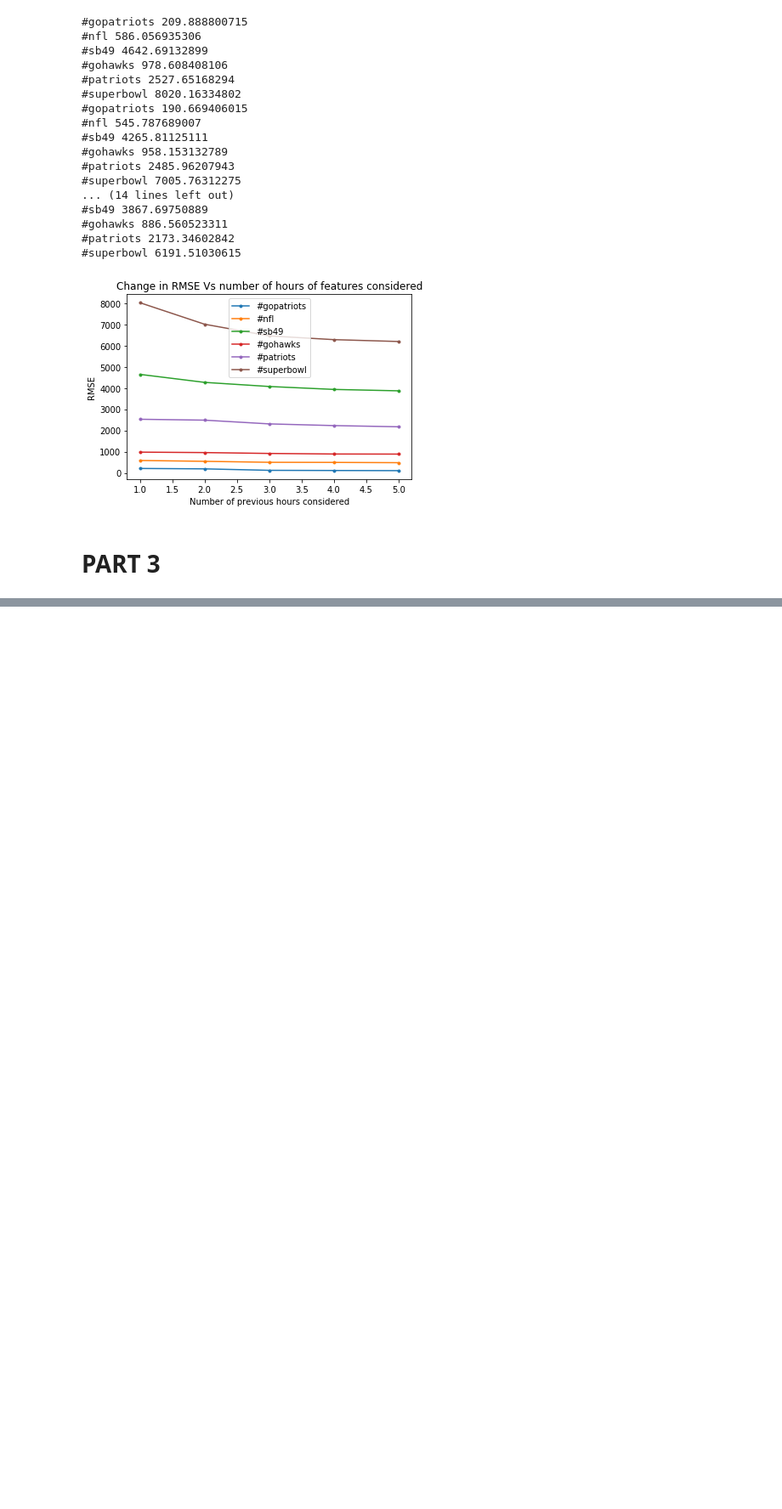
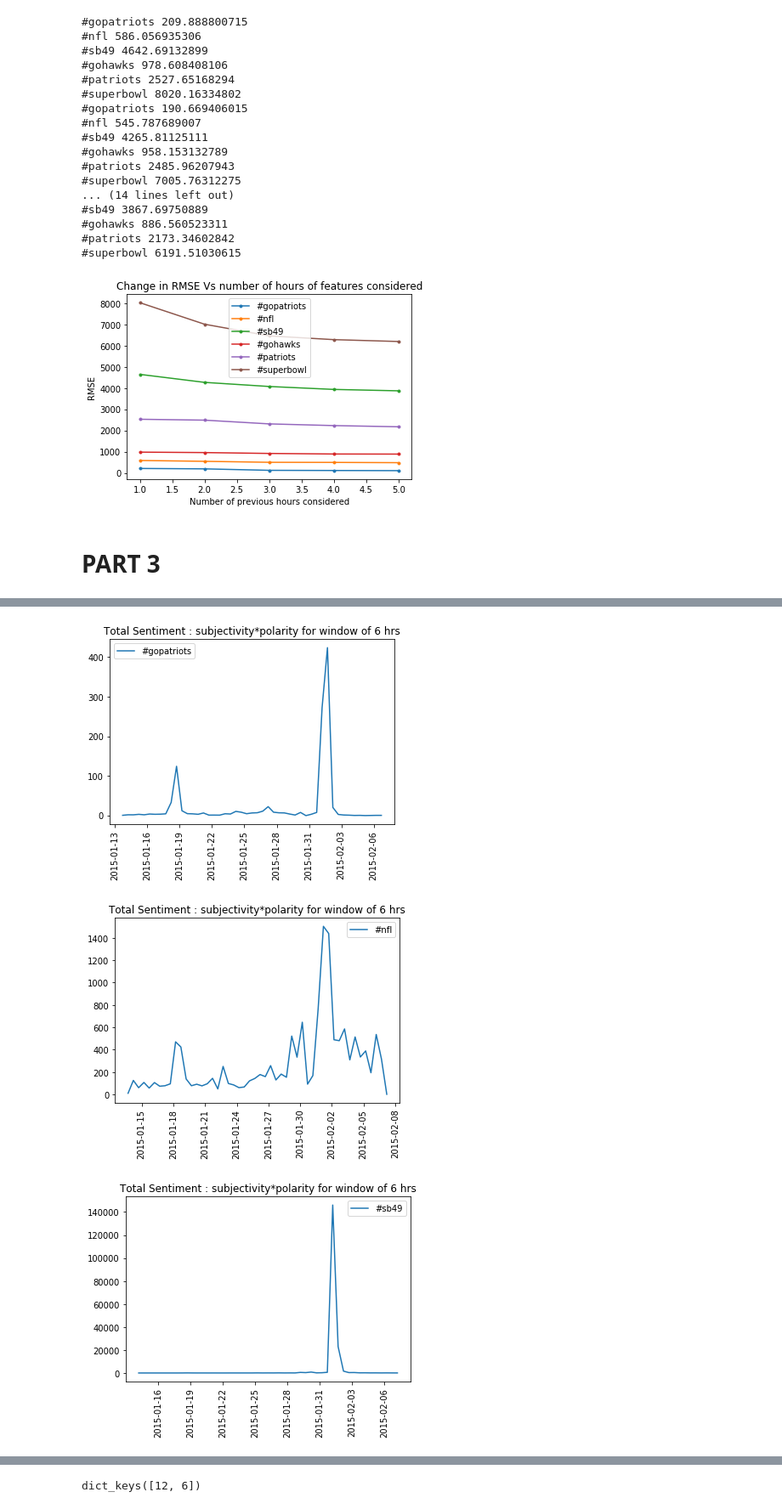
Before and after one commit to TSatyaVasanthReddy/TwitterPopularityPrediction, a Jupyter notebook: code_satya.ipynb, the cells around one changed output, grey strips where cells are left out. Shown: that part at 85% size. Cells and saved outputs as stored; diff of their text form; code cells hidden in the pictures; blank space fills up the shorter version.

```diff
--- a/code_satya.ipynb
+++ b/code_satya.ipynb
@@ -330,7 +332,7 @@ def get_sentiment(t):
 def get_time_bin(t,h):
     return datetime.datetime.fromtimestamp(int(t/(3600*h))*3600*h, pst_tz)
 # %%
-slist = []
+slist = {}
 # %%
 def perform_sentiment_analysis(hashtags,df_map,hrs):
     sentiment_map={}
@@ -344,10 +346,11 @@ def perform_sentiment_analysis(hashtags,df_map,hrs):
         grouped.reset_index(inplace=True)
         grouped = grouped.sort_values(by=['timestamp'])
         sentiment_map[hashtag]=grouped
-    plot_sentiment(hashtags,sentiment_map)
+    #plot_sentiment(hashtags,sentiment_map,hrs)
     return sentiment_map
 # %%
-for hrs in range(1,6):
-    slist.append(perform_sentiment_analysis(hashtags,df_map,hrs))
+for hrs in range(12,13):
+    i=0
+    slist[hrs]= perform_sentiment_analysis(hashtags,df_map,hrs)
 # %% [output]
 #gopatriots
@@ -382,4 +372,0 @@ for hrs in range(1,6):
-# %%
-for hrs in range(9,24,3):
-    print("Hours:",hrs)
-    slist.append(perform_sentiment_analysis(hashtags,df_map,hrs))
@@ -415,0 +373,6 @@ Hours: 9
+# %%
+plot_sentiment(hashtags,slist[12],6)
+# %% [output]
+[figure, added]
+[figure, added]
+[figure, added]
@@ -415,0 +388,4 @@ Hours: 9
+# %%
+print(slist.keys())
+# %% [output]
+dict_keys([12, 6])
```
Also changed, not shown: parts of 8 cells of this notebook.
